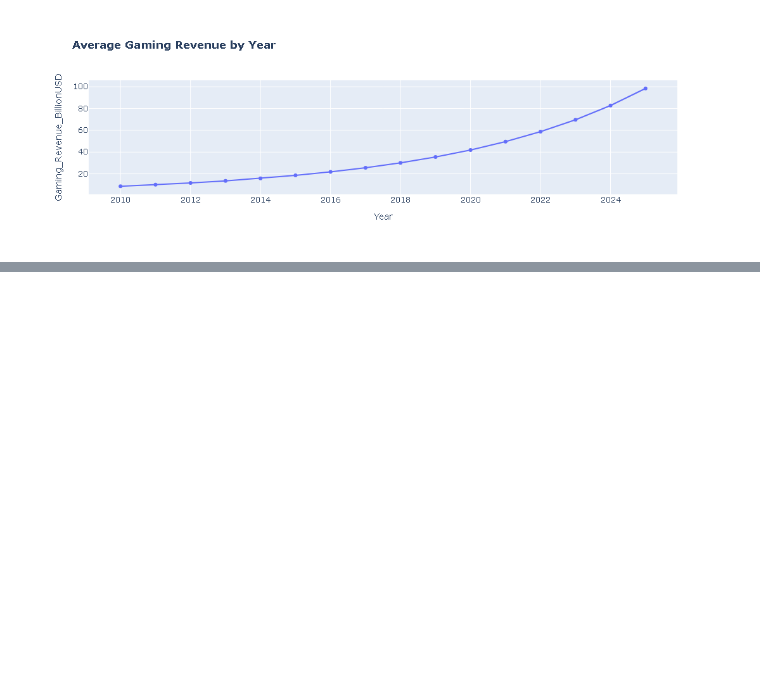
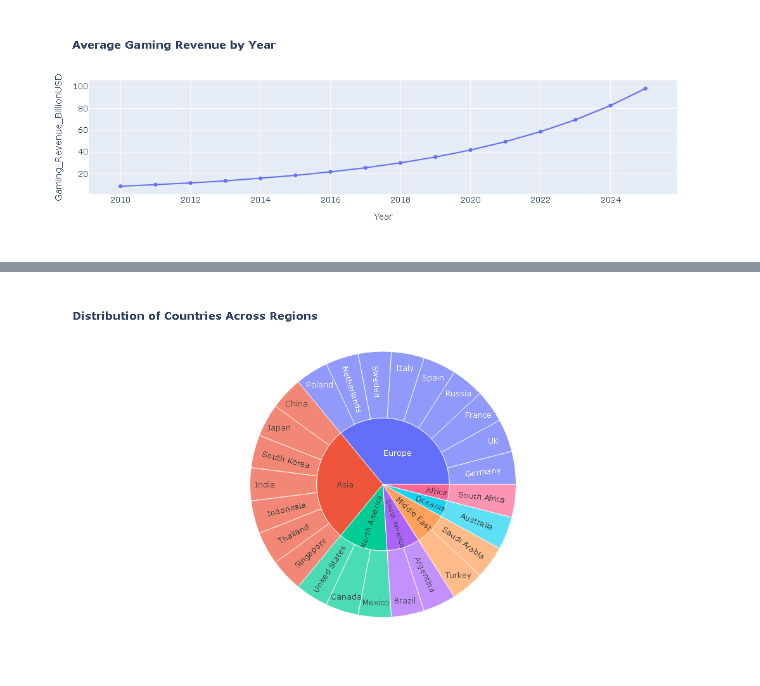
Before and after one commit to 9872himan-rgb/E-sports-project, a Jupyter notebook: game.ipynb, the cells around one changed output, grey strips where cells are left out. Cells and saved outputs as stored; diff of their text form; code cells hidden in the pictures; blank space fills up the shorter version.

```diff
--- a/game.ipynb
+++ b/game.ipynb
@@ -377,0 +335,13 @@ plt.show()
+# %%
+fig = px.sunburst(
+    df,
+    path=["Region", "Country"],
+    title=("<b>Distribution of Countries Across Regions</b>")
+)
+fig.update_layout(
+    width=600,
+    height=600
+)
+fig.show()
+# %% [output]
+[figure, added]
```
Also changed, not shown: parts of 13 cells of this notebook.
